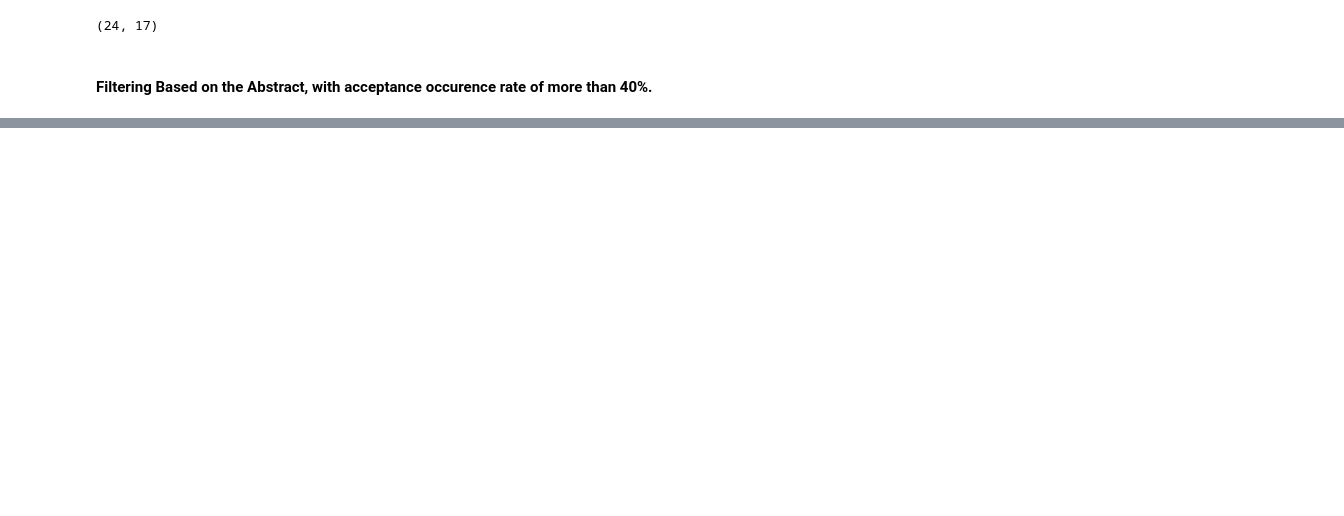
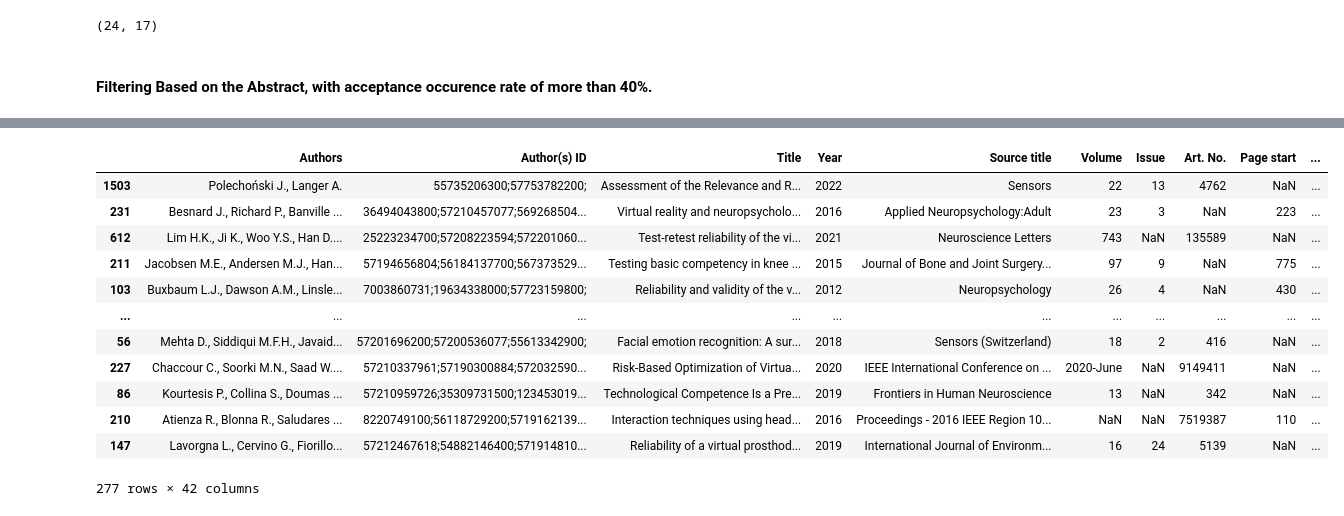
Before and after one commit to Edkofifi/project-papers-filters, a Jupyter notebook: paper_filtering.ipynb, the cells around one changed output, grey strips where cells are left out. Drawn from its saved outputs; the diff is of its cells as text; code cells hidden in the pictures; blank space fills up the shorter version.

Commit message:
filtering for science direct and scopus papers

```diff
--- a/paper_filtering.ipynb
+++ b/paper_filtering.ipynb
@@ -29,6 +29,6 @@ ieee_papers["Document Title"].iloc[97]
 # %% [markdown]
 ### Processing Papers from scopus
 # %%
-scopus_papers = pd.read_csv("souced/Scopus_exported_refine_values1.csv")
+scopus_papers = pd.read_csv("souced/Scopus.csv")
 scopus_papers.columns
 # %% [output]
@@ -410,0 +435,18 @@ abstract_acm_filter.to_csv("filtered_papers/final_acm_papers.csv", index=False)
+# %%
+# filter out the titles with the search keywords
+scopus_papers_title_filter = filter_papers(scopus_papers, search_keywords, "Title", 20)
+scopus_papers_title_filter
+# %% [output]
+|  | Authors | Author(s) ID | Title | Year | Source title | Volume | Issue | Art. No. | Page start | ... |
+| 1503 | Polechoński J., Langer A. | 55735206300;57753782200; | Assessment of the Relevance and R... | 2022 | Sensors | 22 | 13 | 4762 | NaN | ... |
+| 231 | Besnard J., Richard P., Banville ... | 36494043800;57210457077;569268504... | Virtual reality and neuropsycholo... | 2016 | Applied Neuropsychology:Adult | 23 | 3 | NaN | 223 | ... |
+| 612 | Lim H.K., Ji K., Woo Y.S., Han D.... | 25223234700;57208223594;572201060... | Test-retest reliability of the vi... | 2021 | Neuroscience Letters | 743 | NaN | 135589 | NaN | ... |
+| 211 | Jacobsen M.E., Andersen M.J., Han... | 57194656804;56184137700;567373529... | Testing basic competency in knee ... | 2015 | Journal of Bone and Joint Surgery... | 97 | 9 | NaN | 775 | ... |
+| 103 | Buxbaum L.J., Dawson A.M., Linsle... | 7003860731;19634338000;57723159800; | Reliability and validity of the v... | 2012 | Neuropsychology | 26 | 4 | NaN | 430 | ... |
+| ... | ... | ... | ... | ... | ... | ... | ... | ... | ... | ... |
+| 56 | Mehta D., Siddiqui M.F.H., Javaid... | 57201696200;57200536077;55613342900; | Facial emotion recognition: A sur... | 2018 | Sensors (Switzerland) | 18 | 2 | 416 | NaN | ... |
+| 227 | Chaccour C., Soorki M.N., Saad W.... | 57210337961;57190300884;572032590... | Risk-Based Optimization of Virtua... | 2020 | IEEE International Conference on ... | 2020-June | NaN | 9149411 | NaN | ... |
+| 86 | Kourtesis P., Collina S., Doumas ... | 57210959726;35309731500;123453019... | Technological Competence Is a Pre... | 2019 | Frontiers in Human Neuroscience | 13 | NaN | 342 | NaN | ... |
+| 210 | Atienza R., Blonna R., Saludares ... | 8220749100;56118729200;5719162139... | Interaction techniques using head... | 2016 | Proceedings - 2016 IEEE Region 10... | NaN | NaN | 7519387 | 110 | ... |
+| 147 | Lavorgna L., Cervino G., Fiorillo... | 57212467618;54882146400;571914810... | Reliability of a virtual prosthod... | 2019 | International Journal of Environm... | 16 | 24 | 5139 | NaN | ... |
+277 rows × 42 columns
```
Also changed, not shown: parts of 36 cells of this notebook.
